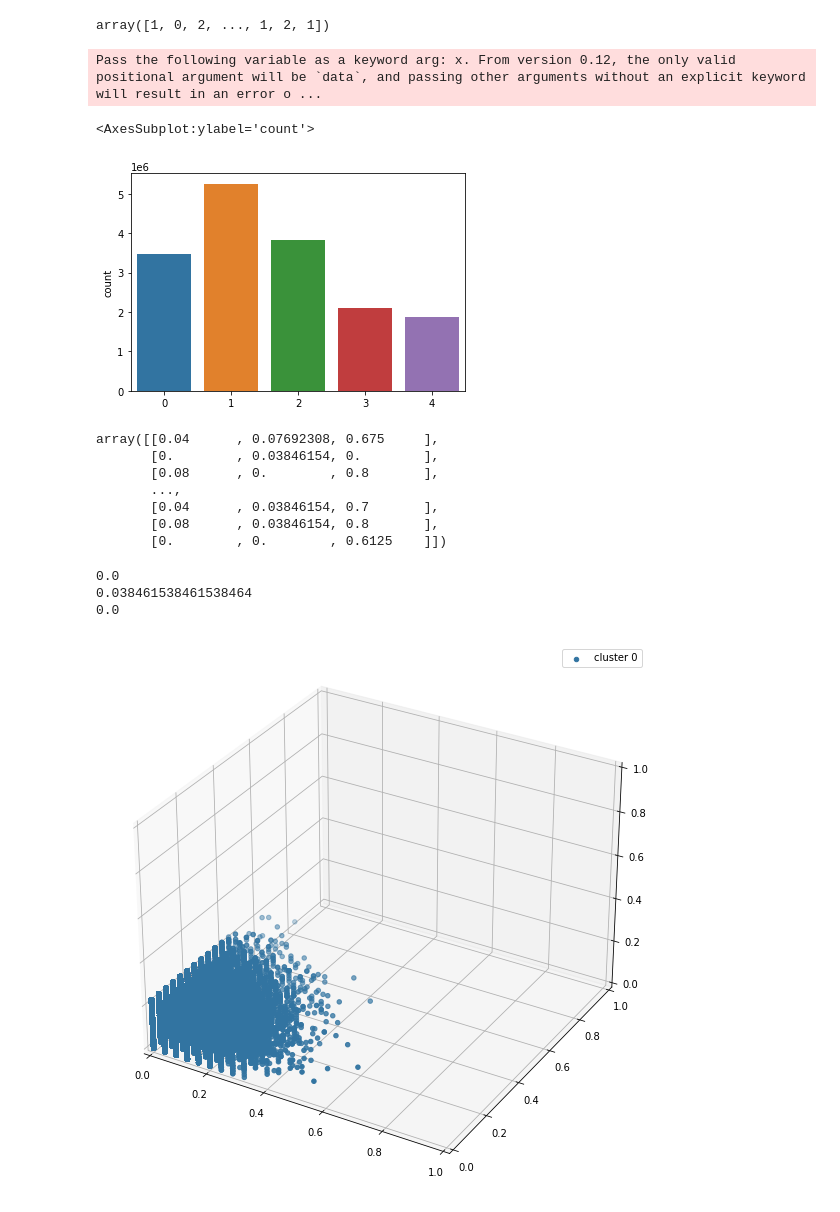
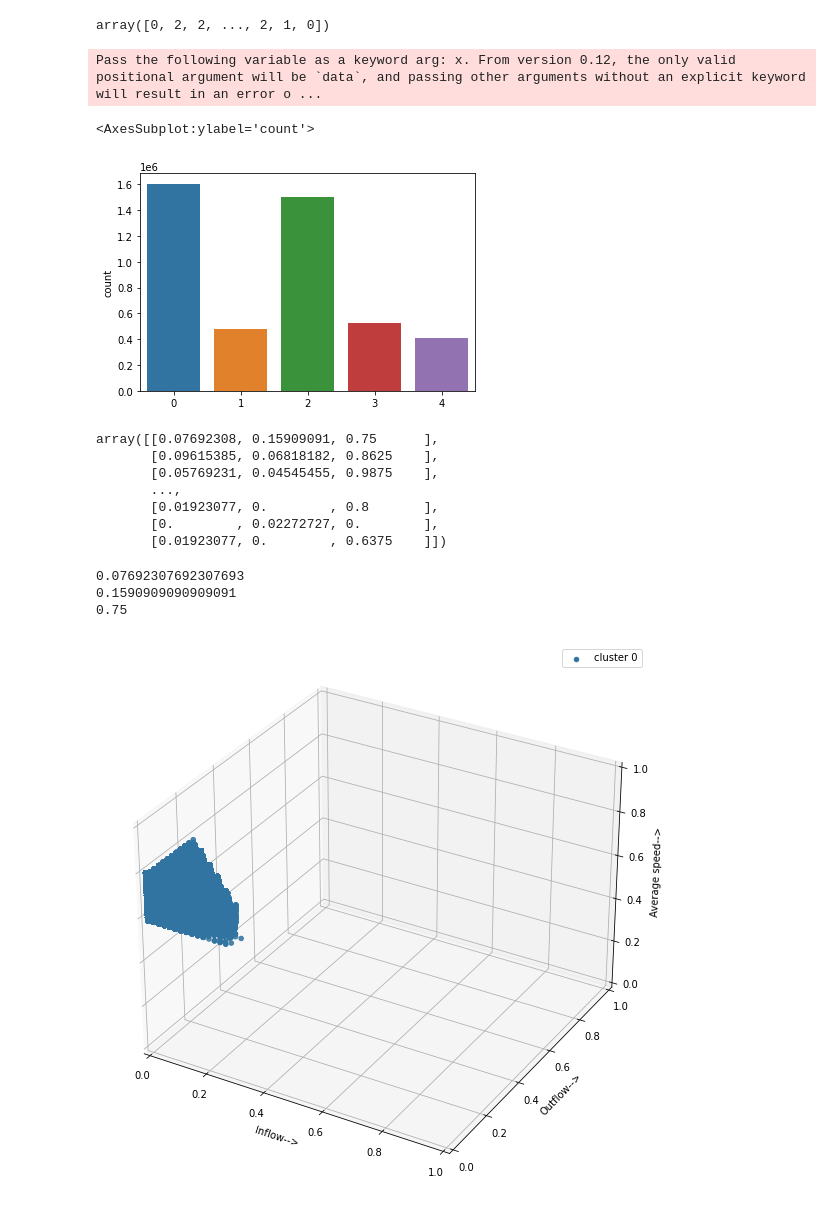
Before and after one commit to Traffic-anomaly-detection/traffic-anomaly-detection, a Jupyter notebook: k-means-test.ipynb, the cells around one changed output. Saved outputs shown, nothing was run; the diff lists cells and outputs as text; code cells hidden in the pictures.

```diff
--- a/k-means-test.ipynb
+++ b/k-means-test.ipynb
@@ -20,7 +20,7 @@ import plotly.express as px
 import math
 tqdm.pandas()
 # %%
-df = pd.read_csv('./dataset/2020-02-road-2-in.csv',parse_dates=["datetime"])
-df = df.drop(['all_units','samecell_units','max_speed','avg_traveltime','max_traveltime'],axis=1)
+df = pd.read_csv('./dataset/2020-02-road-7-out.csv',parse_dates=["datetime"])
+# df = df.drop(['all_units','samecell_units','max_speed','avg_traveltime','max_traveltime'],axis=1)
 df
 # %% [output]
@@ -104,42 +109,45 @@ y_clusters = model.fit_predict(X)
 df['cluster'] = y_clusters
 y_clusters
 # %% [output]
-array([1, 0, 2, ..., 1, 2, 1])
+array([0, 2, 2, ..., 2, 1, 0])
 # %%
 sns.countplot(y_clusters)
 # %% [output]
 Pass the following variable as a keyword arg: x. From version 0.12, the only valid positional argument will be `data`, and passing other arguments without an explicit keyword will result in an error o ...
 <AxesSubplot:ylabel='count'>
-[figure, old version]
+[figure, new version]
 # %%
 X
 # %% [output]
-array([[0.04      , 0.07692308, 0.675     ],
-       [0.        , 0.03846154, 0.        ],
-       [0.08      , 0.        , 0.8       ],
+array([[0.07692308, 0.15909091, 0.75      ],
+       [0.09615385, 0.06818182, 0.8625    ],
+       [0.05769231, 0.04545455, 0.9875    ],
        ...,
-       [0.04      , 0.03846154, 0.7       ],
-       [0.08      , 0.03846154, 0.8       ],
-       [0.        , 0.        , 0.6125    ]])
+       [0.01923077, 0.        , 0.8       ],
+       [0.        , 0.02272727, 0.        ],
+       [0.01923077, 0.        , 0.6375    ]])
 # %%
 print(X[y_clusters == 0,0][0])
 print(X[y_clusters == 0,1][0])
 print(X[y_clusters == 0,2][0])
 # %% [output]
-0.0
-0.038461538461538464
-0.0
+0.07692307692307693
+0.1590909090909091
+0.75
 # %%
 fig1 = plt.figure(figsize = (10,10))
 ax1 = fig1.add_subplot(111, projection='3d')
 ax1.scatter(X[y_clusters == 0,0],X[y_clusters == 0,1],X[y_clusters == 0,2], s = 20 , color = '#3274A1', label = "cluster 0")
 ax1.set_xlim3d(0,1)
 ax1.set_ylim3d(0,1)
 ax1.set_zlim3d(0,1)
+ax1.set_xlabel('Inflow-->')
+ax1.set_ylabel('Outflow-->')
+ax1.set_zlabel('Average speed-->')
 ax1.legend()
 plt.show()
 # %% [output]
-[figure, old version]
+[figure, new version]
 # %%
 fig2 = plt.figure(figsize = (10,10))
 ax2 = fig2.add_subplot(111, projection='3d')
```
Also changed, not shown: parts of 11 cells of this notebook.
